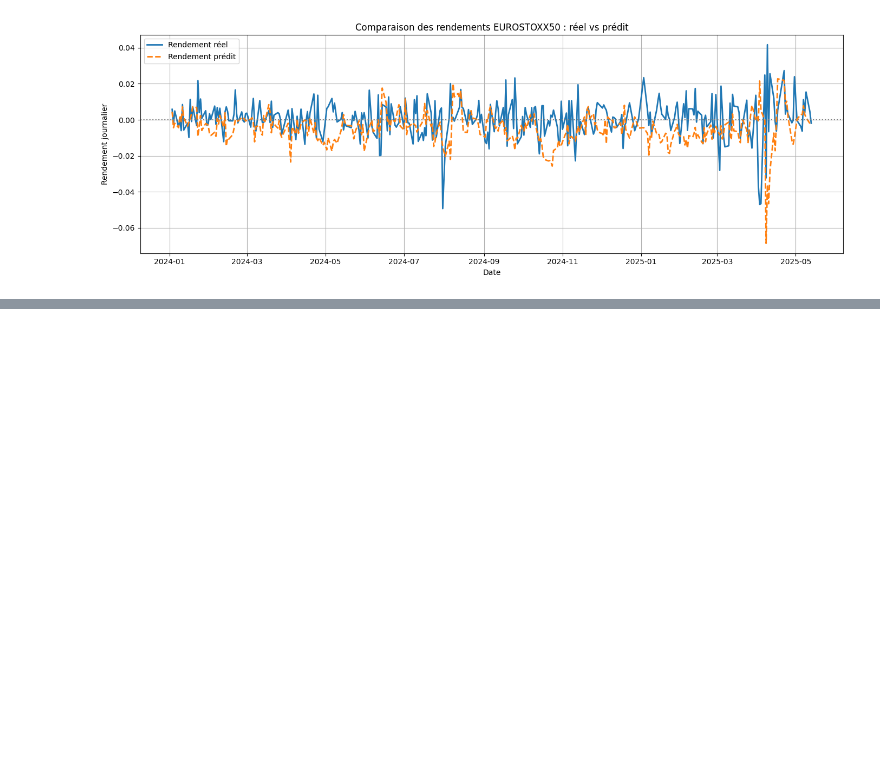
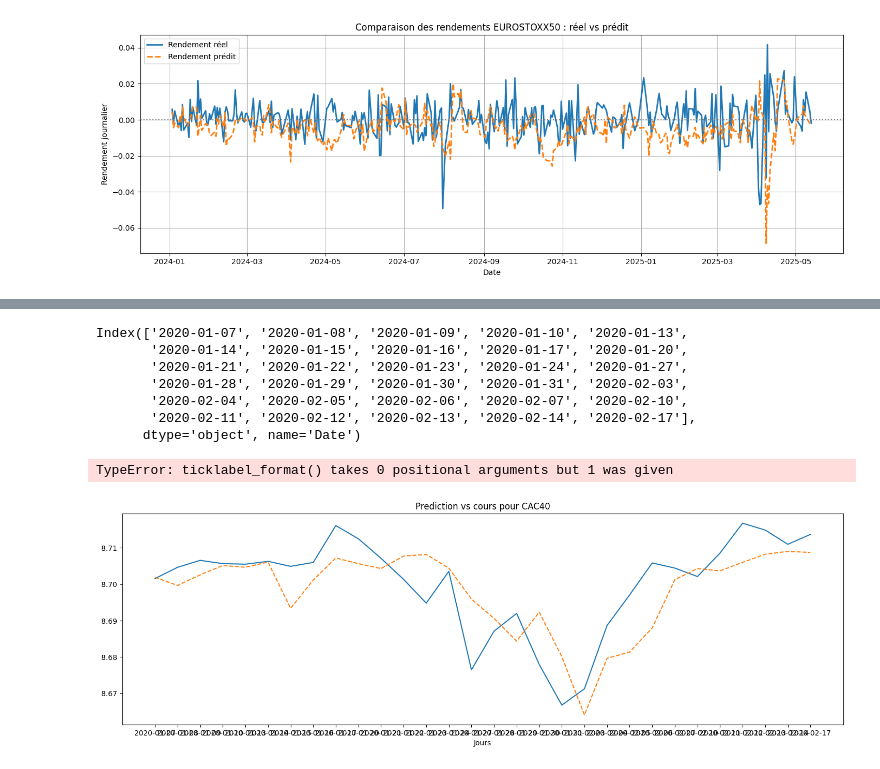
Before and after one commit to Alexiszcv/market-predictor, a Jupyter notebook: notebooks/data_visualization.ipynb, the cells around one changed output, grey strips where cells are left out. Cells and saved outputs as stored; diff of their text form; code cells hidden in the pictures; blank space fills up the shorter version.

```diff
--- a/notebooks/data_visualization.ipynb
+++ b/notebooks/data_visualization.ipynb
@@ -136,0 +188,38 @@ y_pred_df.describe()
+# %%
+
+y_trues = pd.read_csv(PRED_DIR / "y_trues_df.csv", index_col=0)
+y_preds = pd.read_csv(PRED_DIR / "y_pred_df.csv", index_col = 0)
+
+print(y_preds.index)
+
+n_outputs = y_preds.shape[1]  # 3 dans ton cas : CAC40, STOXX600, EUROSTOXX50
+indices = ['CAC40', 'STOXX600', 'EUROSTOXX50']
+
+# Tracer chaque variable cible
+plt.figure(figsize=(18, 6 * n_outputs))
+i=0
+for ind in indices:
+
+    plt.subplot(n_outputs, 1, i+1)
+    plt.plot(y_preds.index, y_trues[f"log_Close_{ind}"], label=f'Cours réel {indices[i]}')
+    plt.plot(y_preds.index, y_preds[f"log_Close_{ind}"], linestyle='--', label = 'Valeurs prédites')
+    plt.title(f'Prediction vs cours pour {indices[i]}')
+    plt.xlabel('Jours')
+    plt.xticks(rotation=45)
+    plt.ylabel('Prix')
+    plt.grid()
+    plt.legend()
+    i+=1
+
+plt.tight_layout()
+plt.show()
+# %% [output]
+Index(['2020-01-07', '2020-01-08', '2020-01-09', '2020-01-10', '2020-01-13',
+       '2020-01-14', '2020-01-15', '2020-01-16', '2020-01-17', '2020-01-20',
+       '2020-01-21', '2020-01-22', '2020-01-23', '2020-01-24', '2020-01-27',
+       '2020-01-28', '2020-01-29', '2020-01-30', '2020-01-31', '2020-02-03',
+       '2020-02-04', '2020-02-05', '2020-02-06', '2020-02-07', '2020-02-10',
+       '2020-02-11', '2020-02-12', '2020-02-13', '2020-02-14', '2020-02-17'],
+      dtype='object', name='Date')
+TypeError: ticklabel_format() takes 0 positional arguments but 1 was given
+[figure, added]
```
Also changed, not shown: parts of 6 cells of this notebook, 7 other files.
